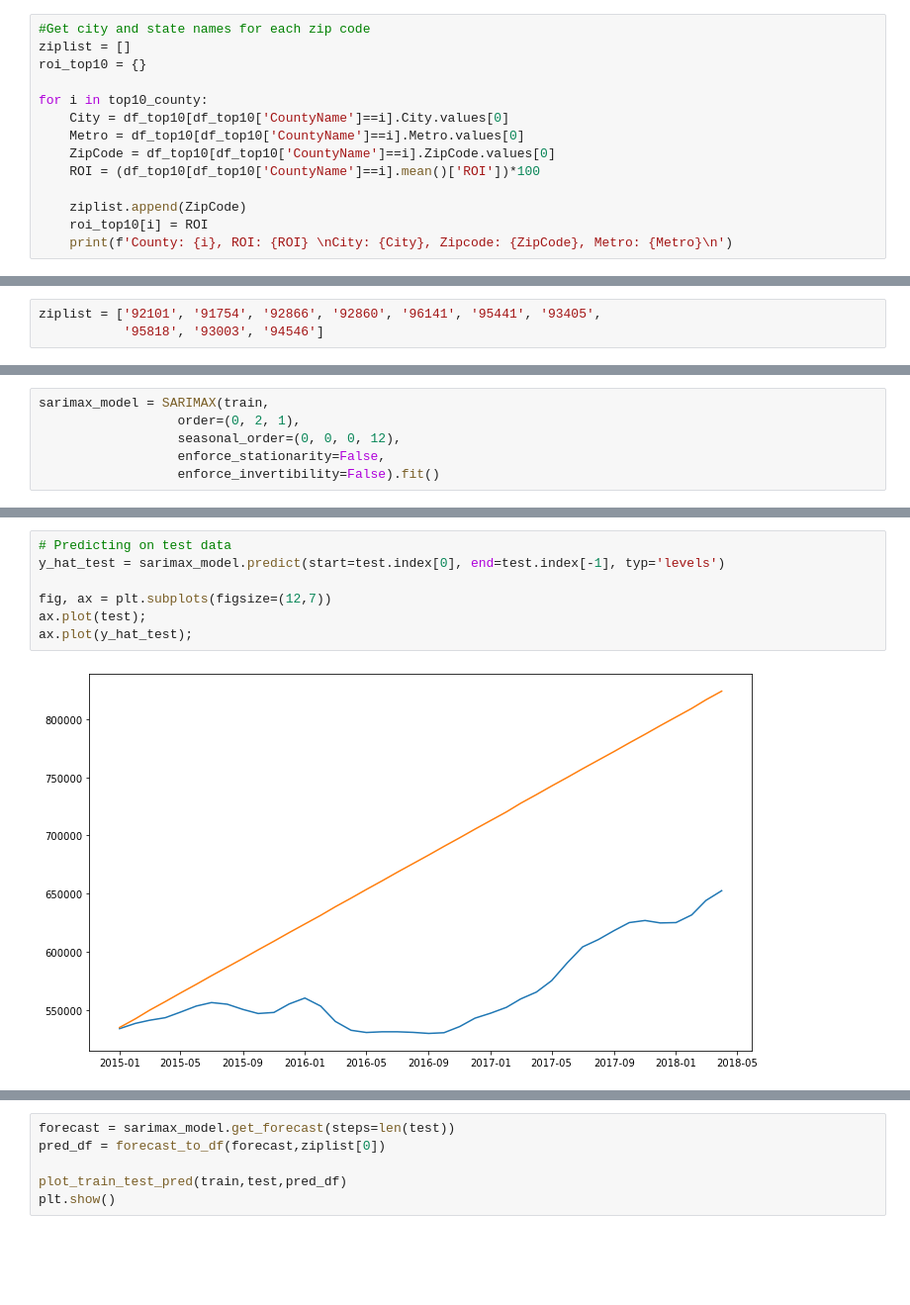
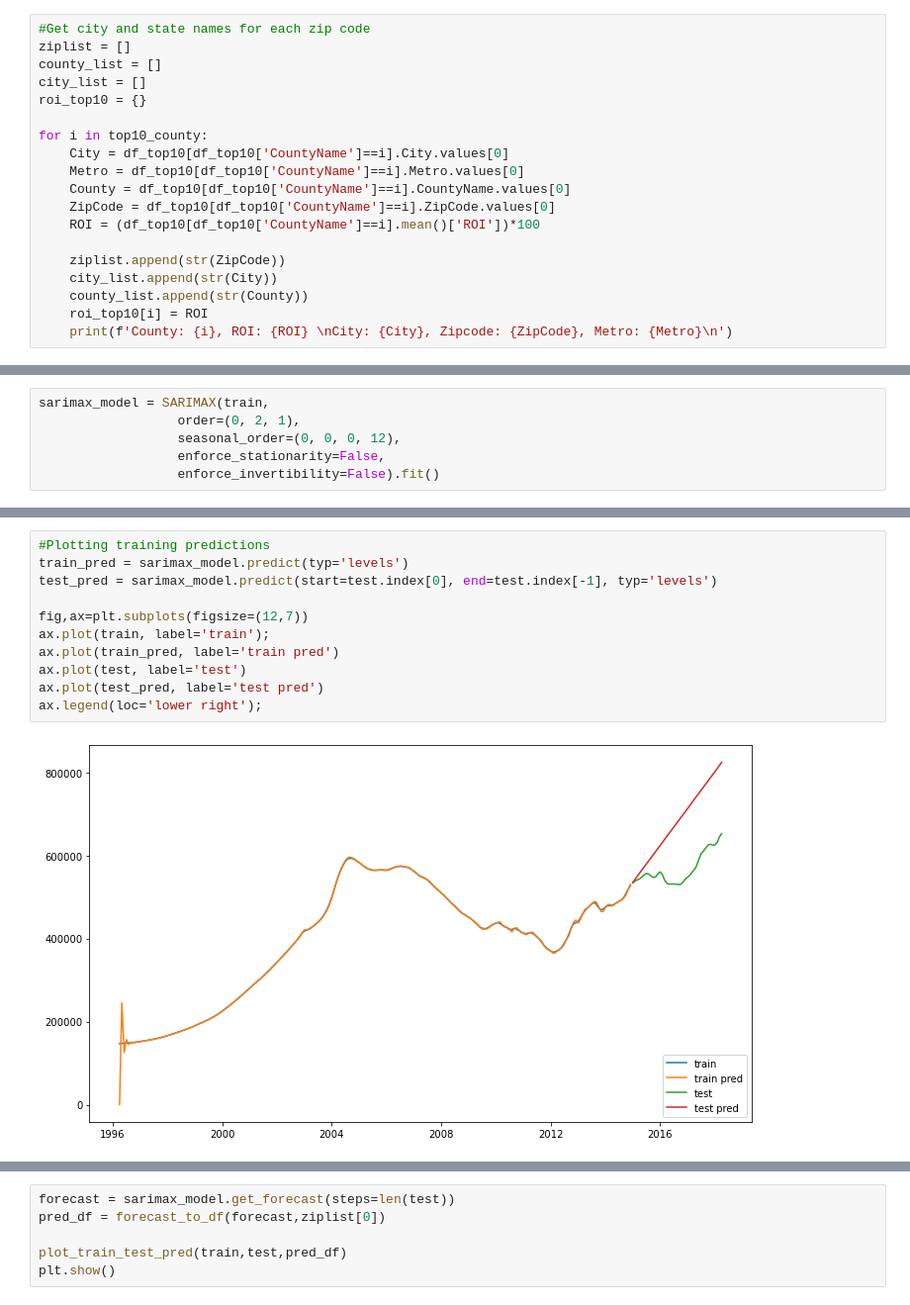
Before and after one commit to jennifernha/Zillow-Time-Series, a Jupyter notebook: Zillow-Times-Series.ipynb, the cells around one changed output, grey strips where cells are left out. Shown at 99% size. Saved outputs shown, nothing was run; the diff lists cells and outputs as text; blank space fills up the shorter version.

```diff
--- a/Zillow-Times-Series.ipynb
+++ b/Zillow-Times-Series.ipynb
@@ -376,15 +371,20 @@ Name: CountyName, dtype: int64
 # %%
 #Get city and state names for each zip code
 ziplist = []
+county_list = []
+city_list = []
 roi_top10 = {}
 
 for i in top10_county:
     City = df_top10[df_top10['CountyName']==i].City.values[0]
     Metro = df_top10[df_top10['CountyName']==i].Metro.values[0]
+    County = df_top10[df_top10['CountyName']==i].CountyName.values[0]
     ZipCode = df_top10[df_top10['CountyName']==i].ZipCode.values[0]
     ROI = (df_top10[df_top10['CountyName']==i].mean()['ROI'])*100
 
-    ziplist.append(ZipCode)
+    ziplist.append(str(ZipCode))
+    city_list.append(str(City))
+    county_list.append(str(County))
     roi_top10[i] = ROI
     print(f'County: {i}, ROI: {ROI} \nCity: {City}, Zipcode: {ZipCode}, Metro: {Metro}\n')
 # %% [output]
@@ -416,6 +412,3 @@ ziplist
-# %%
-ziplist = ['92101', '91754', '92866', '92860', '96141', '95441', '93405',
-           '95818', '93003', '94546']
 # %%
 #create a dictionary for each zipcode
 ts = {}
@@ -656,9 +643,13 @@ ax.plot(train);
 # %%
-# Predicting on test data
-y_hat_test = sarimax_model.predict(start=test.index[0], end=test.index[-1], typ='levels')
+#Plotting training predictions
+train_pred = sarimax_model.predict(typ='levels')
+test_pred = sarimax_model.predict(start=test.index[0], end=test.index[-1], typ='levels')
 
-fig, ax = plt.subplots(figsize=(12,7))
-ax.plot(test);
-ax.plot(y_hat_test);
+fig,ax=plt.subplots(figsize=(12,7))
+ax.plot(train, label='train');
+ax.plot(train_pred, label='train pred')
+ax.plot(test, label='test')
+ax.plot(test_pred, label='test pred')
+ax.legend(loc='lower right');
 # %% [output]
-[figure, old version]
+[figure, new version]
```
Also changed, not shown: parts of 53 cells of this notebook.
